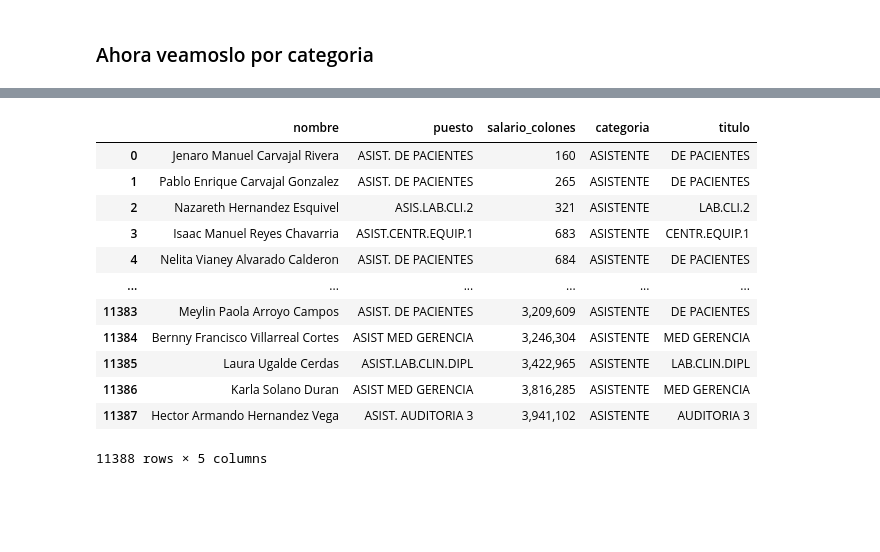
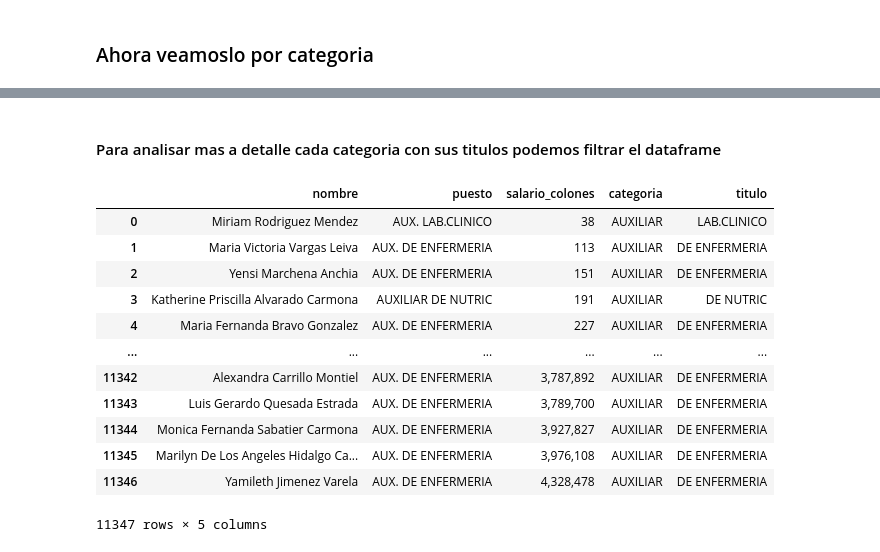
Before and after one commit to alecollado12/PortafolioDS, a Jupyter notebook: Proyects/Salarios CCSS 2023.ipynb, the cells around one changed output, grey strips where cells are left out. Drawn from its saved outputs; the diff is of its cells as text; code cells hidden in the pictures; blank space fills up the shorter version.

```diff
--- a/Proyects/Salarios CCSS 2023.ipynb
+++ b/Proyects/Salarios CCSS 2023.ipynb
@@ -240,7 +240,9 @@ reemplazos = {
     'DIR': 'DIRECTOR',
     'FARMA': 'FARMACEUTICO',
     'DIPL': 'DIPLOMADO',
-    'ODONT': 'ODONTOLOGO'
+    'ODONT': 'ODONTOLOGO',
+    'BODE': 'BODEGUERO',
+    'ADM':'ADMINISTRADOR'
 }
 
 # Función para aplicar los reemplazos
@@ -383,22 +404,26 @@ df[df['categoria'] == 'ASISTENTE']
+# %% [markdown]
+#### Para analisar mas a detalle cada categoria con sus titulos podemos filtrar el dataframe
 # %%
-# Creamos un dataframe filtrado por la categoria que nos intereza analisar en profundidad, en este caso la de ASISTENTES
-df_filtrado = df[df['categoria'] == 'ASISTENTE']
+# Creamos un dataframe filtrado por la categoria que nos intereza analisar en profundidad
+categoria_filtrar = 'AUXILIAR'
+
+df_filtrado = df[df['categoria'] == categoria_filtrar]
 df_filtrado = df_filtrado.reset_index(drop = True)
 df_filtrado
 # %% [output]
 |  | nombre | puesto | salario_colones | categoria | titulo |
-| 0 | Jenaro Manuel Carvajal Rivera | ASIST. DE PACIENTES | 160 | ASISTENTE | DE PACIENTES |
-| 1 | Pablo Enrique Carvajal Gonzalez | ASIST. DE PACIENTES | 265 | ASISTENTE | DE PACIENTES |
-| 2 | Nazareth Hernandez Esquivel | ASIS.LAB.CLI.2 | 321 | ASISTENTE | LAB.CLI.2 |
-| 3 | Isaac Manuel Reyes Chavarria | ASIST.CENTR.EQUIP.1 | 683 | ASISTENTE | CENTR.EQUIP.1 |
-| 4 | Nelita Vianey Alvarado Calderon | ASIST. DE PACIENTES | 684 | ASISTENTE | DE PACIENTES |
+| 0 | Miriam Rodriguez Mendez | AUX. LAB.CLINICO | 38 | AUXILIAR | LAB.CLINICO |
+| 1 | Maria Victoria Vargas Leiva | AUX. DE ENFERMERIA | 113 | AUXILIAR | DE ENFERMERIA |
+| 2 | Yensi Marchena Anchia | AUX. DE ENFERMERIA | 151 | AUXILIAR | DE ENFERMERIA |
+| 3 | Katherine Priscilla Alvarado Carmona | AUXILIAR DE NUTRIC | 191 | AUXILIAR | DE NUTRIC |
+| 4 | Maria Fernanda Bravo Gonzalez | AUX. DE ENFERMERIA | 227 | AUXILIAR | DE ENFERMERIA |
 | ... | ... | ... | ... | ... | ... |
-| 11383 | Meylin Paola Arroyo Campos | ASIST. DE PACIENTES | 3,209,609 | ASISTENTE | DE PACIENTES |
-| 11384 | Bernny Francisco Villarreal Cortes | ASIST MED GERENCIA | 3,246,304 | ASISTENTE | MED GERENCIA |
-| 11385 | Laura Ugalde Cerdas | ASIST.LAB.CLIN.DIPL | 3,422,965 | ASISTENTE | LAB.CLIN.DIPL |
-| 11386 | Karla Solano Duran | ASIST MED GERENCIA | 3,816,285 | ASISTENTE | MED GERENCIA |
-| 11387 | Hector Armando Hernandez Vega | ASIST. AUDITORIA 3 | 3,941,102 | ASISTENTE | AUDITORIA 3 |
+| 11342 | Alexandra Carrillo Montiel | AUX. DE ENFERMERIA | 3,787,892 | AUXILIAR | DE ENFERMERIA |
+| 11343 | Luis Gerardo Quesada Estrada | AUX. DE ENFERMERIA | 3,789,700 | AUXILIAR | DE ENFERMERIA |
+| 11344 | Monica Fernanda Sabatier Carmona | AUX. DE ENFERMERIA | 3,927,827 | AUXILIAR | DE ENFERMERIA |
+| 11345 | Marilyn De Los Angeles Hidalgo Ca... | AUX. DE ENFERMERIA | 3,976,108 | AUXILIAR | DE ENFERMERIA |
+| 11346 | Yamileth Jimenez Varela | AUX. DE ENFERMERIA | 4,328,478 | AUXILIAR | DE ENFERMERIA |
-11388 rows × 5 columns
+11347 rows × 5 columns
 # %%
 titulos = df_filtrado.groupby('titulo')['salario_colones'].agg(Ingreso_promedio='mean', recuento_empleados='count').sort_values('Ingreso_promedio', ascending = False)
 titulos
```
Also changed, not shown: parts of 11 cells of this notebook.
